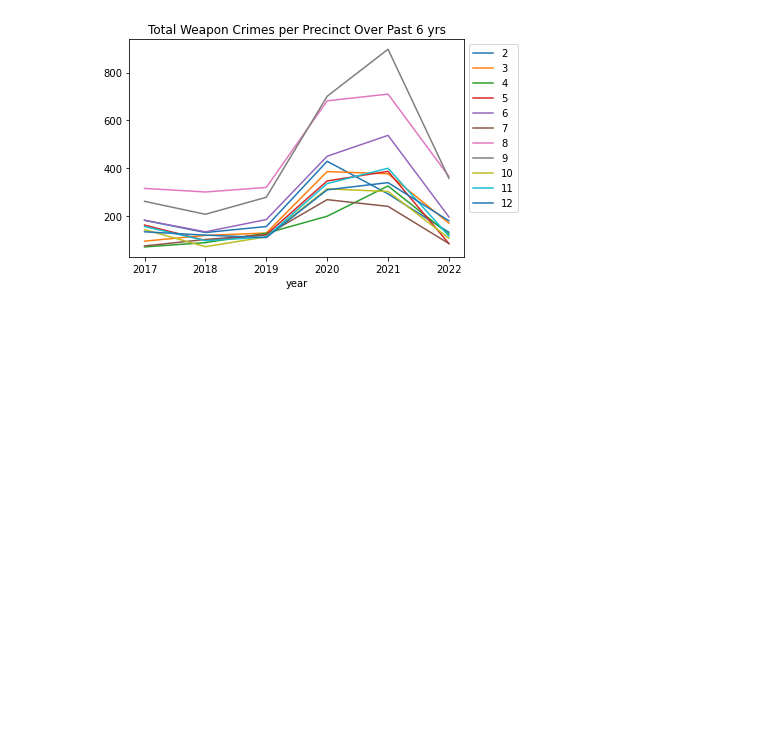
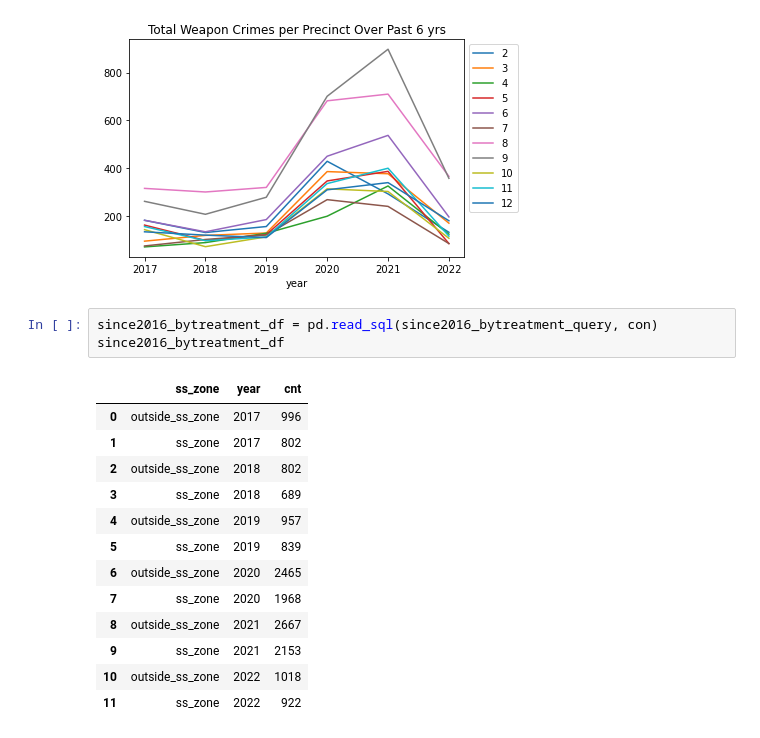
Before and after one commit to Alejandro-DetAction/shotspotter-2022, a Jupyter notebook: ss_research.ipynb, the cells around one changed output. Drawn from its saved outputs; the diff is of its cells as text; blank space fills up the shorter version.

```diff
--- a/ss_research.ipynb
+++ b/ss_research.ipynb
@@ -64,4 +64,21 @@ lines_2016.legend(bbox_to_anchor=(1.0, 1.0))
 # %% [output]
 <matplotlib.legend.Legend at 0x...>
 [figure]
+# %%
+since2016_bytreatment_df = pd.read_sql(since2016_bytreatment_query, con)
+since2016_bytreatment_df
+# %% [output]
+|  | ss_zone | year | cnt |
+| 0 | outside_ss_zone | 2017 | 996 |
+| 1 | ss_zone | 2017 | 802 |
+| 2 | outside_ss_zone | 2018 | 802 |
+| 3 | ss_zone | 2018 | 689 |
+| 4 | outside_ss_zone | 2019 | 957 |
+| 5 | ss_zone | 2019 | 839 |
+| 6 | outside_ss_zone | 2020 | 2465 |
+| 7 | ss_zone | 2020 | 1968 |
+| 8 | outside_ss_zone | 2021 | 2667 |
+| 9 | ss_zone | 2021 | 2153 |
+| 10 | outside_ss_zone | 2022 | 1018 |
+| 11 | ss_zone | 2022 | 922 |
 # %%
```
Also changed, not shown: parts of 4 cells of this notebook.
